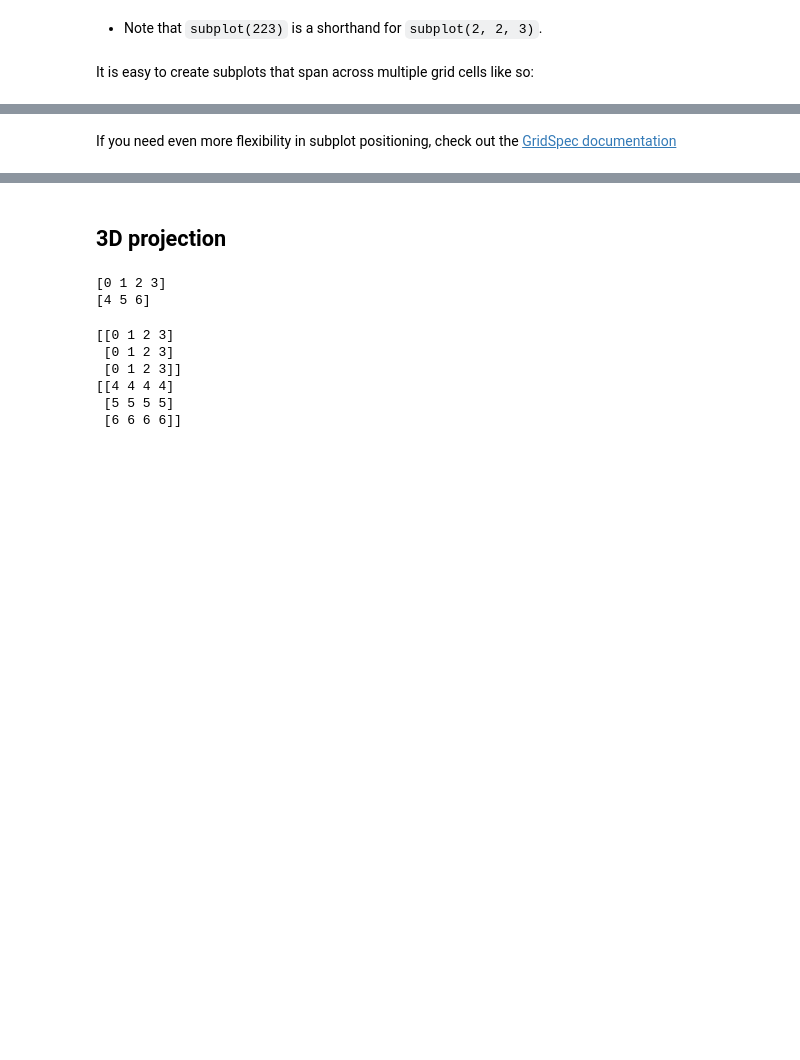
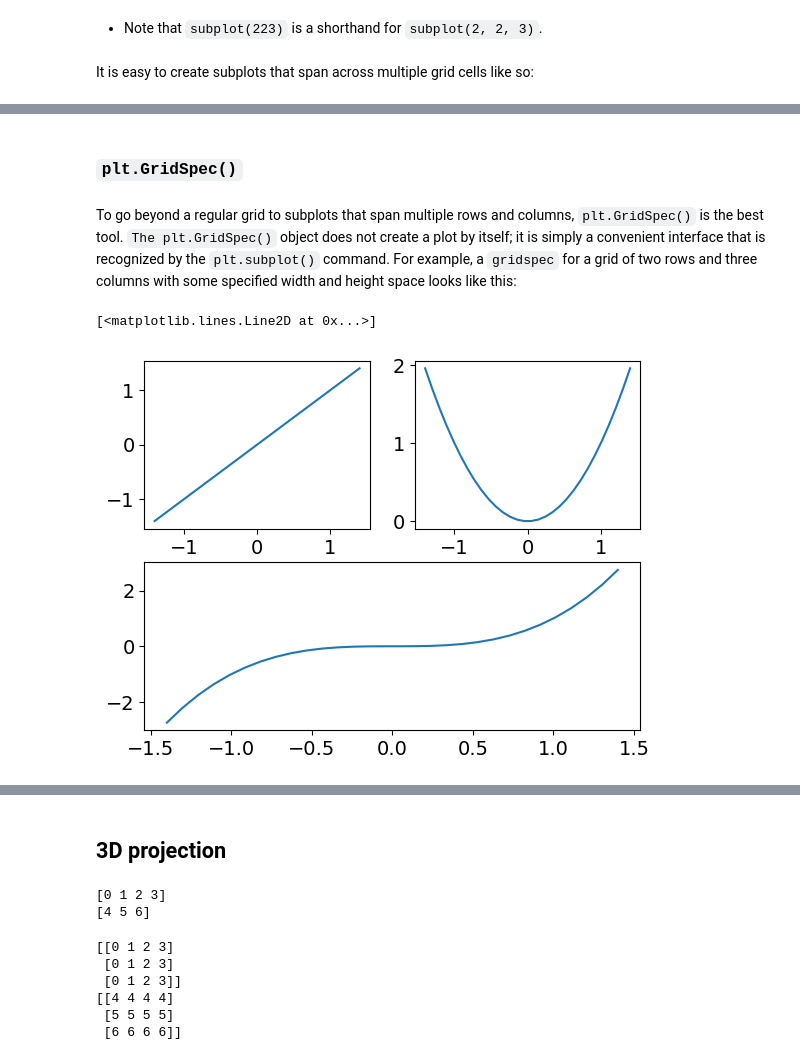
Before and after one commit to dev-SR/machine-learning, a Jupyter notebook: 02matplotlib/matplotlib.ipynb, the cells around one changed output, grey strips where cells are left out. Saved outputs shown, nothing was run; the diff lists cells and outputs as text; code cells hidden in the pictures; blank space fills up the shorter version.

Commit message:
subplots v2

```diff
--- a/02matplotlib/matplotlib.ipynb
+++ b/02matplotlib/matplotlib.ipynb
@@ -10,14 +10,14 @@ jupyter nbconvert --to markdown matplotlib.ipynb --output README.md
 #normal charts inside notebooks
 # %matplotlib inline
 import matplotlib.pyplot as plt
-plt.style.use('default')
+# plt.style.use('default')
 import numpy as np
-
+import pandas as pd
 import warnings
 warnings.filterwarnings('ignore')
 
 # from IPython import display
 # display.set_matplotlib_formats('svg')
 from matplotlib_inline.backend_inline import set_matplotlib_formats
-set_matplotlib_formats('svg')
+set_matplotlib_formats('png')
 # "background: #22272E;"
@@ -29,3 +24,10 @@ plt.plot()
+# %%
+# rc configuration
+plt.rcParams.update({
+    "figure.facecolor": "white",
+    "axes.facecolor": "white",
+    'font.size': 14
+})
 # %% [markdown]
 ## Line Plots
 # %% [markdown]
@@ -595,2 +588,17 @@ plt.show()
-# %% [markdown]
-If you need even more flexibility in subplot positioning, check out the [GridSpec documentation](http://matplotlib.org/users/gridspec.html)
+# %% [markdown]
+### `plt.GridSpec()`
+# %% [markdown]
+To go beyond a regular grid to subplots that span multiple rows and columns, `plt.GridSpec()` is the best tool. `The plt.GridSpec()` object does not create a plot by itself; it is simply a convenient interface that is recognized by the `plt.subplot()` command. For example, a `gridspec` for a grid of two rows and three columns with some specified width and height space looks like this:
+# %%
+import matplotlib.gridspec as gridspec
+gs = gridspec.GridSpec(2, 2) # 2 rows, 2 columns
+ax1 = plt.subplot(gs[0, 0]) # 1st subplot = top left
+ax2 = plt.subplot(gs[0, 1]) # 2nd subplot = top right
+ax3 = plt.subplot(gs[1, :]) # 3rd subplot = bottom
+x = np.linspace(-1.4, 1.4, 30)
+ax1.plot(x, x)
+ax2.plot(x, x**2)
+ax3.plot(x, x**3)
+# %% [output]
+[<matplotlib.lines.Line2D at 0x...>]
+[figure, added]
```
Also changed, not shown: parts of 10 cells of this notebook, 16 other files.
